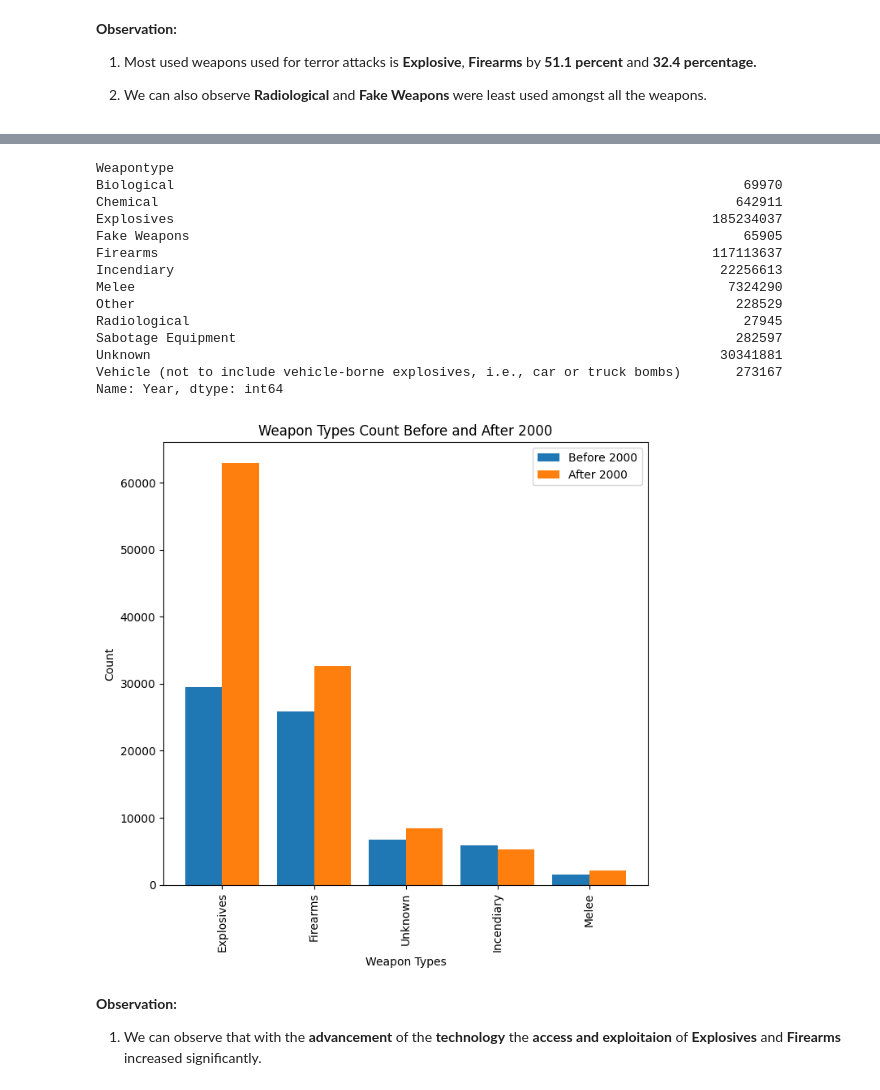
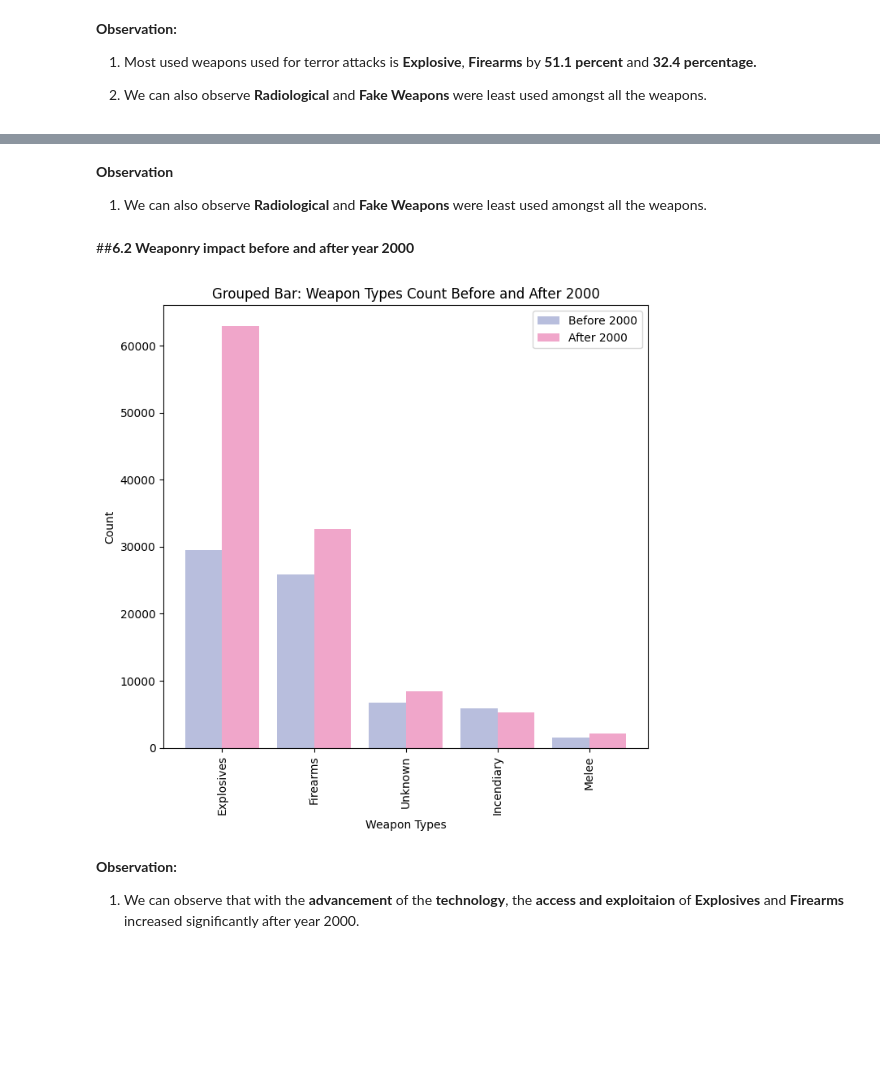
Before and after one commit to dacenish/EDA-Global-terrorism, a Jupyter notebook: Capstone_Project_Global_terrorism_EDA_by_Danish_Zia.ipynb, the cells around one changed output, grey strips where cells are left out. Saved outputs shown, nothing was run; the diff lists cells and outputs as text; code cells hidden in the pictures; blank space fills up the shorter version.

```diff
--- a/Capstone_Project_Global_terrorism_EDA_by_Danish_Zia.ipynb
+++ b/Capstone_Project_Global_terrorism_EDA_by_Danish_Zia.ipynb
@@ -491,55 +477,44 @@ plt.show()
-# %%
-gt_df.groupby('Weapontype')['Year'].sum()
-# %% [output]
-Weapontype
-Biological                                                                         69970
-Chemical                                                                          642911
-Explosives                                                                     185234037
-Fake Weapons                                                                       65905
-Firearms                                                                       117113637
-Incendiary                                                                      22256613
-Melee                                                                            7324290
-Other                                                                             228529
-Radiological                                                                       27945
-Sabotage Equipment                                                                282597
-Unknown                                                                         30341881
-Vehicle (not to include vehicle-borne explosives, i.e., car or truck bombs)       273167
-Name: Year, dtype: int64
+# %% [markdown]
+**Observation**
+
+1) We can also observe **Radiological** and **Fake Weapons** were least used amongst all the weapons.
+# %% [markdown]
+##**6.2 Weaponry impact before and after year 2000**
 # %%
 # Prepare dataframe
 wp_bf_2000 = gt_df[gt_df['Year'] < 2000]
 wp_af_2000 = gt_df[gt_df['Year'] >= 2000]
 
 count_bf_2000 = wp_bf_2000['Weapontype'].value_counts().sort_values(ascending=False).head()
 count_af_2000 = wp_af_2000['Weapontype'].value_counts().sort_values(ascending=False).head()
 weapon_types = count_bf_2000.index.unique()
 
 # Set the width of the bars
 width = 0.4
 
 # Set the position of the bars on the x-axis
 x = np.arange(len(count_bf_2000))
 
 # Set figure size
 plt.figure(figsize=(7, 7))
 
 # Plotting the grouped bars
-plt.bar(x - width/2, count_bf_2000, width, label='Before 2000')
-plt.bar(x + width/2, count_af_2000, width, label='After 2000')
+plt.bar(x - width/2, count_bf_2000, width, label='Before 2000', color='#b8bedd')
+plt.bar(x + width/2, count_af_2000, width, label='After 2000', color='#f0a6ca')
 
 # Add labels, title, and legend
 plt.xlabel('Weapon Types')
 plt.ylabel('Count')
-plt.title('Weapon Types Count Before and After 2000')
+plt.title('Grouped Bar: Weapon Types Count Before and After 2000')
 plt.xticks(x, weapon_types, rotation=90)
 plt.legend()
 
 # Show the plot
 plt.tight_layout()
 plt.show()
 # %% [output]
-[figure, old version]
+[figure, new version]
 # %% [markdown]
 **Observation:**
 
-1) We can observe that with the **advancement** of the **technology** the **access and exploitaion** of **Explosives** and **Firearms** increased significantly.
+1) We can observe that with the **advancement** of the **technology**, the **access and exploitaion** of **Explosives** and **Firearms** increased significantly after year 2000.
```
Also changed, not shown: parts of 3 cells of this notebook.
